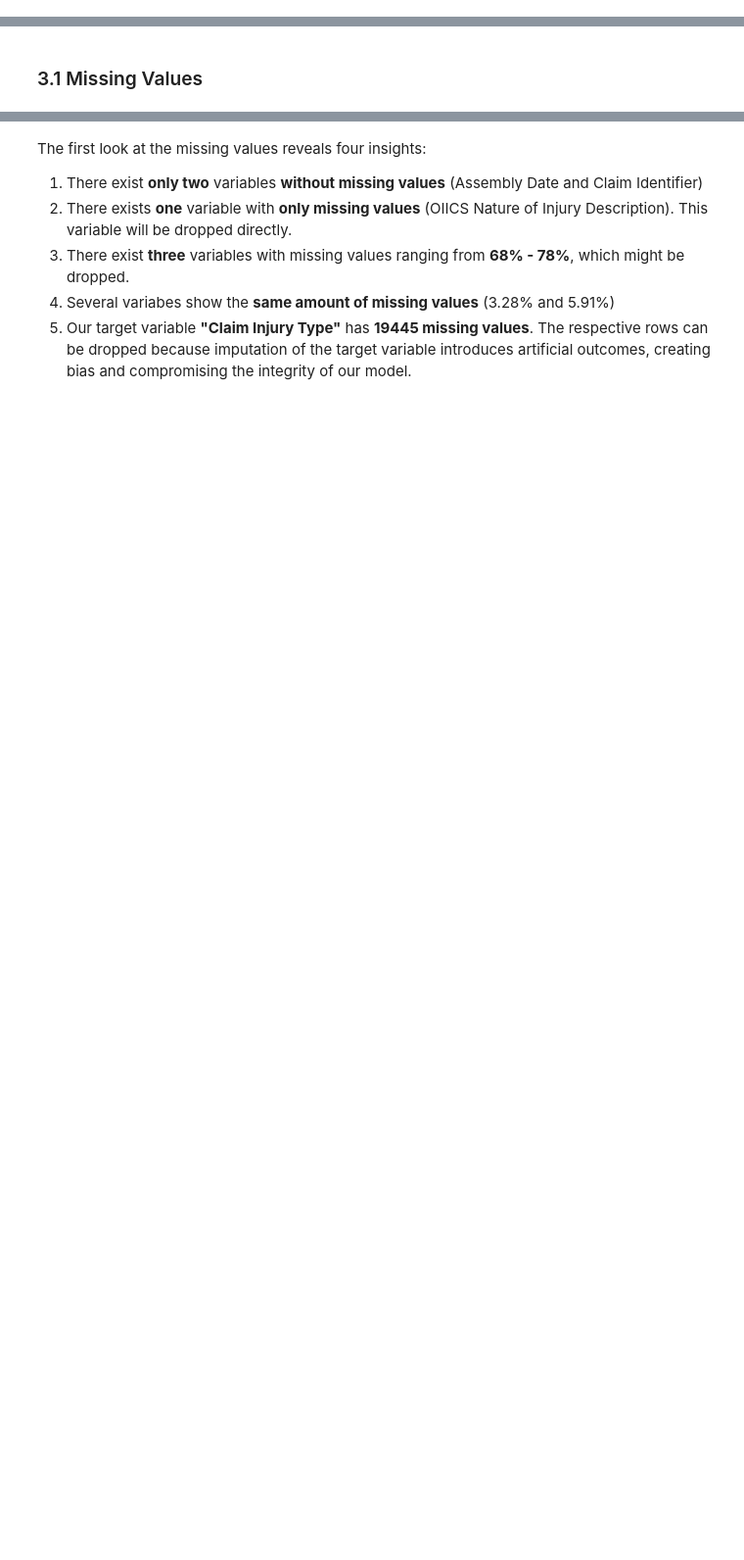
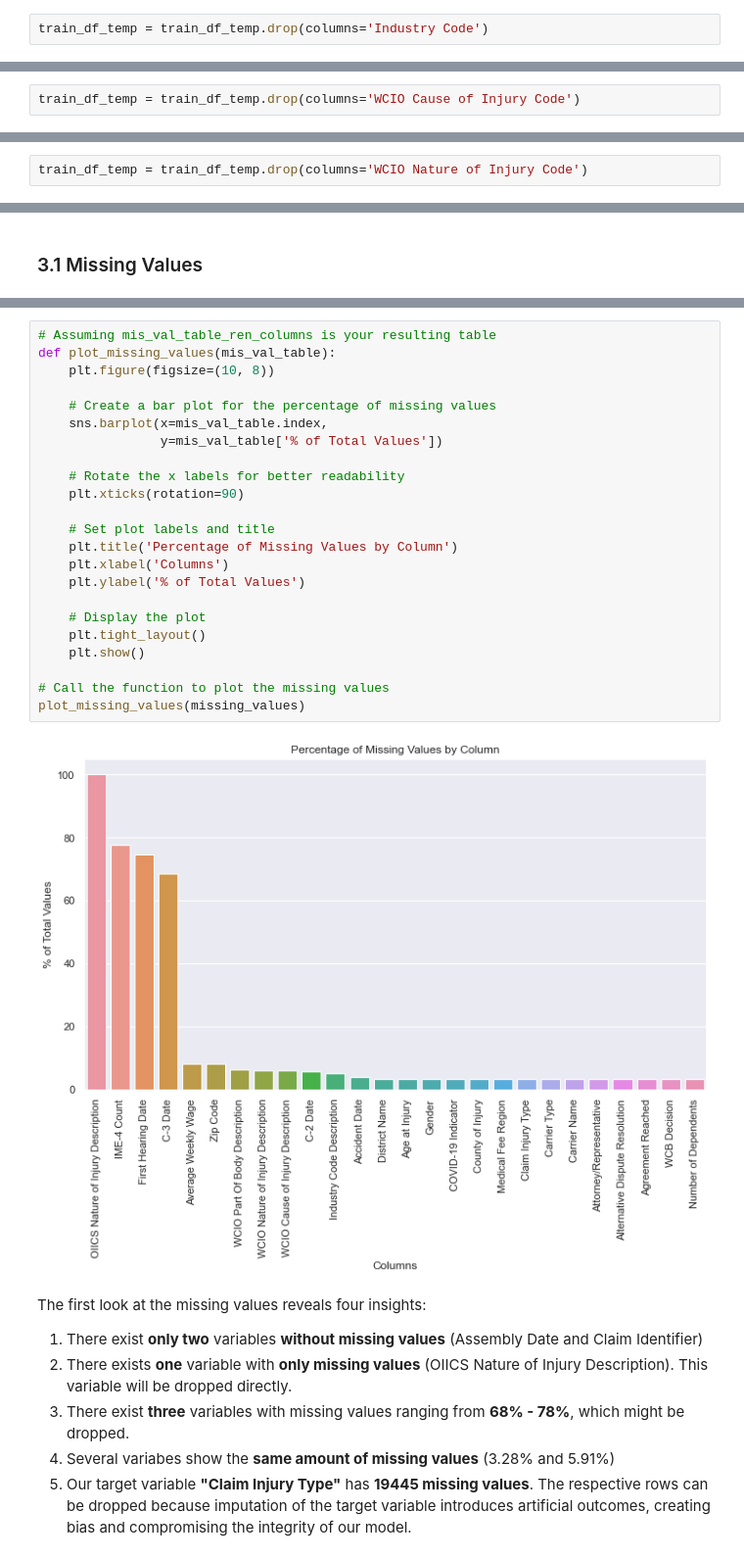
Before and after one commit to alexandregsg/ML_Project_Group52, a Jupyter notebook: Homework_Group52.ipynb, the cells around one changed output, grey strips where cells are left out. Shown at 98% size. Cells and saved outputs as stored; diff of their text form; blank space fills up the shorter version.

```diff
--- a/Homework_Group52.ipynb
+++ b/Homework_Group52.ipynb
@@ -223,0 +347,2 @@ findings. Do not forget to analyse multivariate relationships."_
+# %%
+train_df_temp = train_df_temp.drop(columns='Industry Code')
@@ -223,0 +367,2 @@ findings. Do not forget to analyse multivariate relationships."_
+# %%
+train_df_temp = train_df_temp.drop(columns='WCIO Cause of Injury Code')
@@ -223,0 +384,2 @@ findings. Do not forget to analyse multivariate relationships."_
+# %%
+train_df_temp = train_df_temp.drop(columns='WCIO Nature of Injury Code')
@@ -261,3 +466,28 @@ Number of Dependents                         19445        3.28
+# %%
+# Assuming mis_val_table_ren_columns is your resulting table
+def plot_missing_values(mis_val_table):
+    plt.figure(figsize=(10, 8))
+
+    # Create a bar plot for the percentage of missing values
+    sns.barplot(x=mis_val_table.index,
+                y=mis_val_table['% of Total Values'])
+
+    # Rotate the x labels for better readability
+    plt.xticks(rotation=90)
+
+    # Set plot labels and title
+    plt.title('Percentage of Missing Values by Column')
+    plt.xlabel('Columns')
+    plt.ylabel('% of Total Values')
+
+    # Display the plot
+    plt.tight_layout()
+    plt.show()
+
+# Call the function to plot the missing values
+plot_missing_values(missing_values)
+# %% [output]
+[figure, added]
 # %% [markdown]
 The first look at the missing values reveals four insights:
 1. There exist __only two__ variables __without missing values__ (Assembly Date and Claim Identifier)
```
Also changed, not shown: parts of 101 cells of this notebook.
